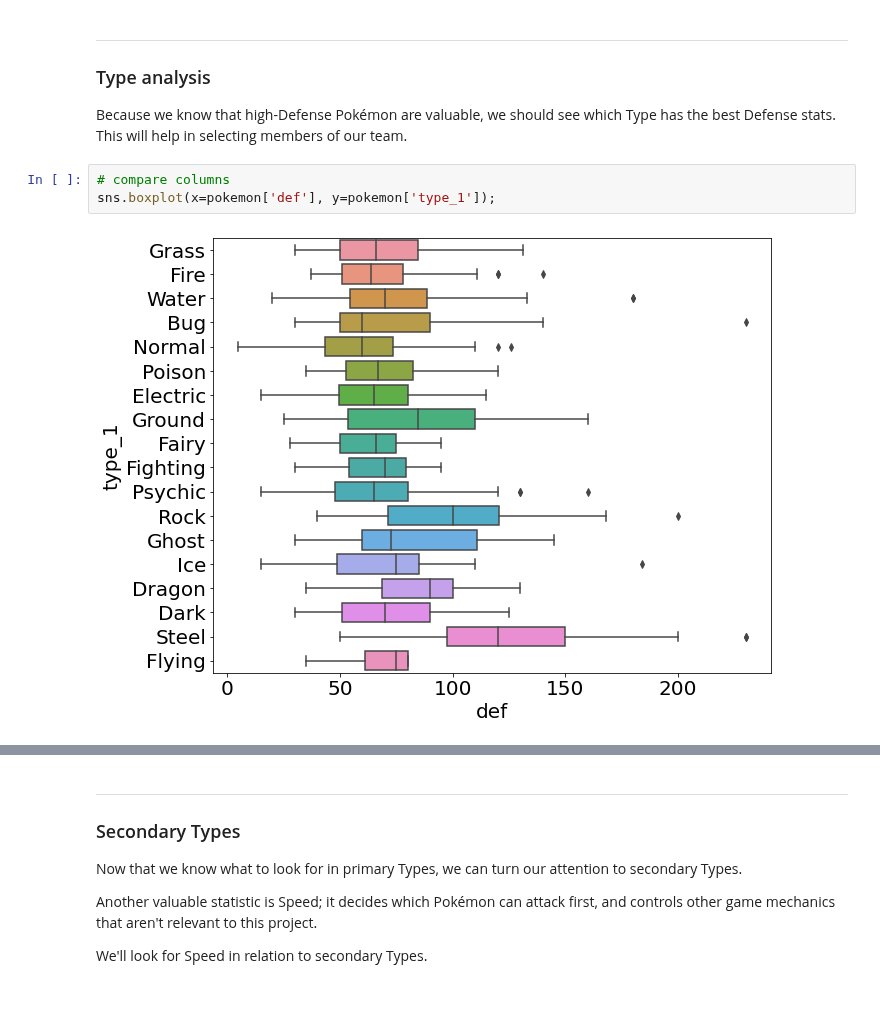
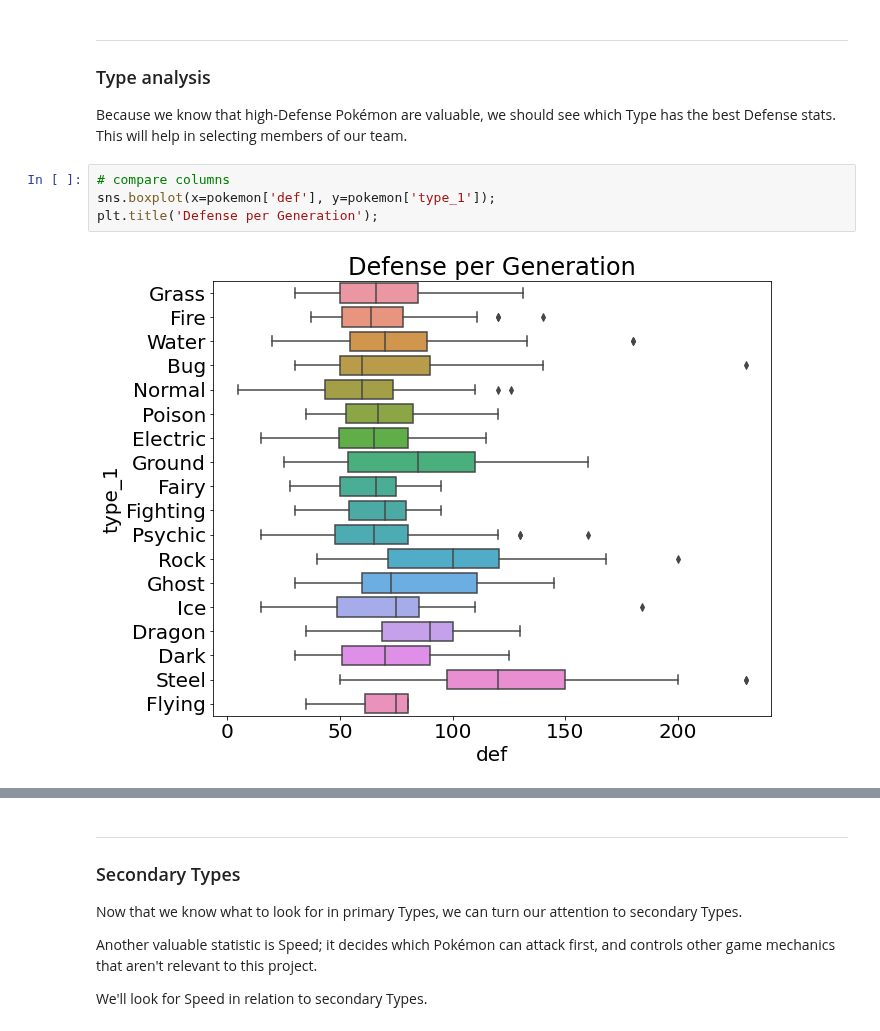
Before and after one commit to TurnipGuy30/Jupyter, a Jupyter notebook: Assignment/Data Analysis.ipynb, the cells around one changed output, grey strips where cells are left out. Cells and saved outputs as stored; diff of their text form; blank space fills up the shorter version.

```diff
--- a/Assignment/Data Analysis.ipynb
+++ b/Assignment/Data Analysis.ipynb
@@ -274,8 +285,9 @@ Because we know that high-Defense Pokémon are valuable, we should see which Typ
 # %%
 # compare columns
 sns.boxplot(x=pokemon['def'], y=pokemon['type_1']);
+plt.title('Defense per Generation');
 # %% [output]
-[figure, old version]
+[figure, new version]
 # %%
 # compare columns
 sns.boxplot(x=pokemon['spd'], y=pokemon['type_1']);
```
Also changed, not shown: parts of 35 cells of this notebook.
